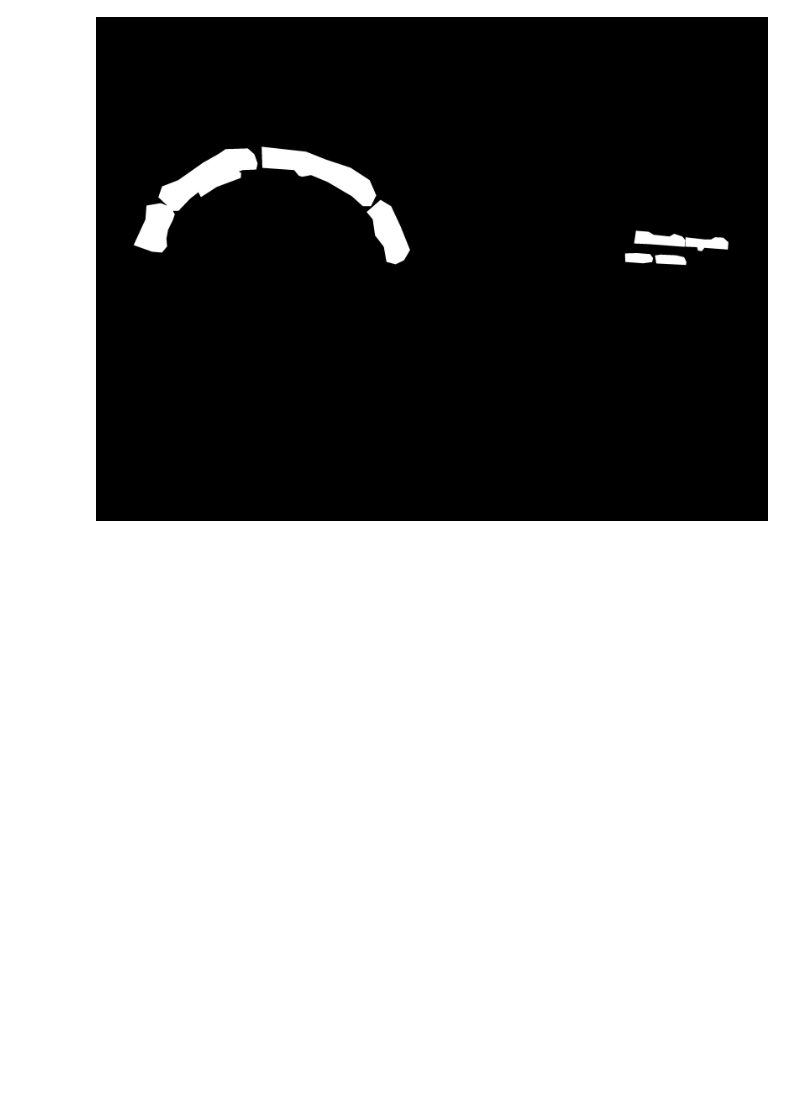
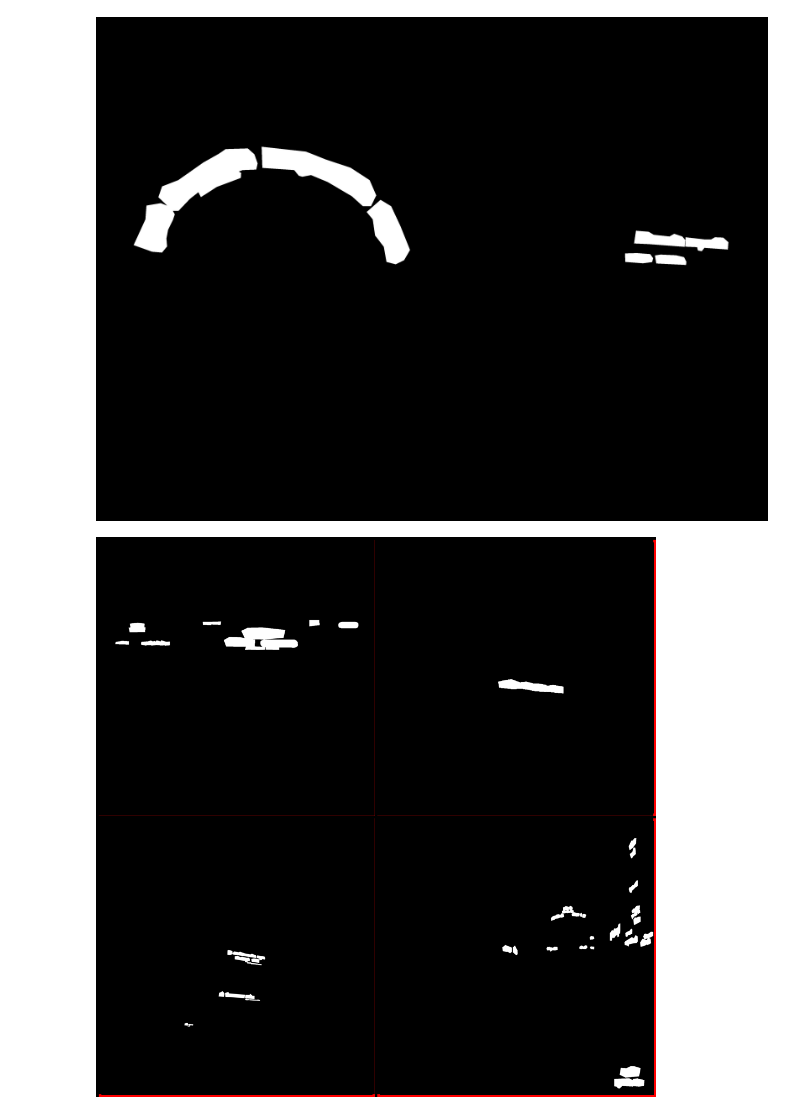
Before and after one commit to MlLearnerAkash/Hi-SAM-Indic, a Jupyter notebook: noteboks/bstd2totaltext.ipynb, the cells around one changed output. Drawn from its saved outputs; the diff is of its cells as text; code cells hidden in the pictures; blank space fills up the shorter version.

```diff
--- a/noteboks/bstd2totaltext.ipynb
+++ b/noteboks/bstd2totaltext.ipynb
@@ -271,0 +277,57 @@ pil_image.save('L_image_363.jpg')
+# %%
+def tile_images(image_dir, border_size=5, border_color=(255, 0, 0)):  # Add border_color argument
+  """
+  Takes 4 random images from a directory, tiles them into a single PIL Image with colored borders.
+
+  Args:
+    image_dir: The directory containing the images.
+    border_size: The size of the border between images in pixels.
+    border_color: The color of the border as an RGB tuple.
+
+  Returns:
+    A PIL Image object containing the tiled images.
+  """
+
+  # Get a list of image files in the directory
+  image_files = [
+      f for f in os.listdir(image_dir)
+      if f.lower().endswith(('.png', '.jpg', '.jpeg'))
+  ]
+  # Select 4 random image files
+  selected_images = random.sample(image_files, 4)
+
+  # Open the images using PIL
+  images = [Image.open(os.path.join(image_dir, img)).resize((512,512)) for img in selected_images]
+
+  # Calculate new image dimensions with borders
+  new_image_width = images[0].width * 2 + border_size * 3
+  new_image_height = images[0].height * 2 + border_size * 3
+  new_image = Image.new('RGB', (new_image_width, new_image_height))
+  draw = ImageDraw.Draw(new_image)  # Create a drawing object
+
+  # Define the coordinates for the borders
+  coords = [
+      (border_size, border_size, images[0].width + border_size, images[0].height + border_size),  # Top-left
+      (images[0].width + border_size * 2, border_size, images[0].width * 2 + border_size * 3, images[0].height + border_size),  # Top-right
+      (border_size, images[0].height + border_size * 2, images[0].width + border_size, images[0].height * 2 + border_size * 3),  # Bottom-left
+      (images[0].width + border_size * 2, images[0].height + border_size * 2, images[0].width * 2 + border_size * 3, images[0].height * 2 + border_size * 3)  # Bottom-right
+  ]
+
+  # Draw the red borders
+  for coord in coords:
+    draw.rectangle(coord, outline=border_color, width=border_size)
+
+  # Paste the images onto the new image (over the borders)
+  new_image.paste(images[0], (border_size, border_size))
+  new_image.paste(images[1], (images[0].width + border_size * 2, border_size))
+  new_image.paste(images[2], (border_size, images[0].height + border_size * 2))
+  new_image.paste(images[3], (images[0].width + border_size * 2, images[0].height + border_size * 2))
+
+  return new_image
+
+# Example usage:
+image_directory = '/home/akash/ws/dataset/ST/BharatST/YOLODataset/Word_mask/train'  # Replace with the actual path
+tiled_image = tile_images(image_directory)
+tiled_image.show()  # Display the tiled image
+# %% [output]
+[figure, added]
```
Also changed, not shown: parts of 1 cell of this notebook, 4 other files.
